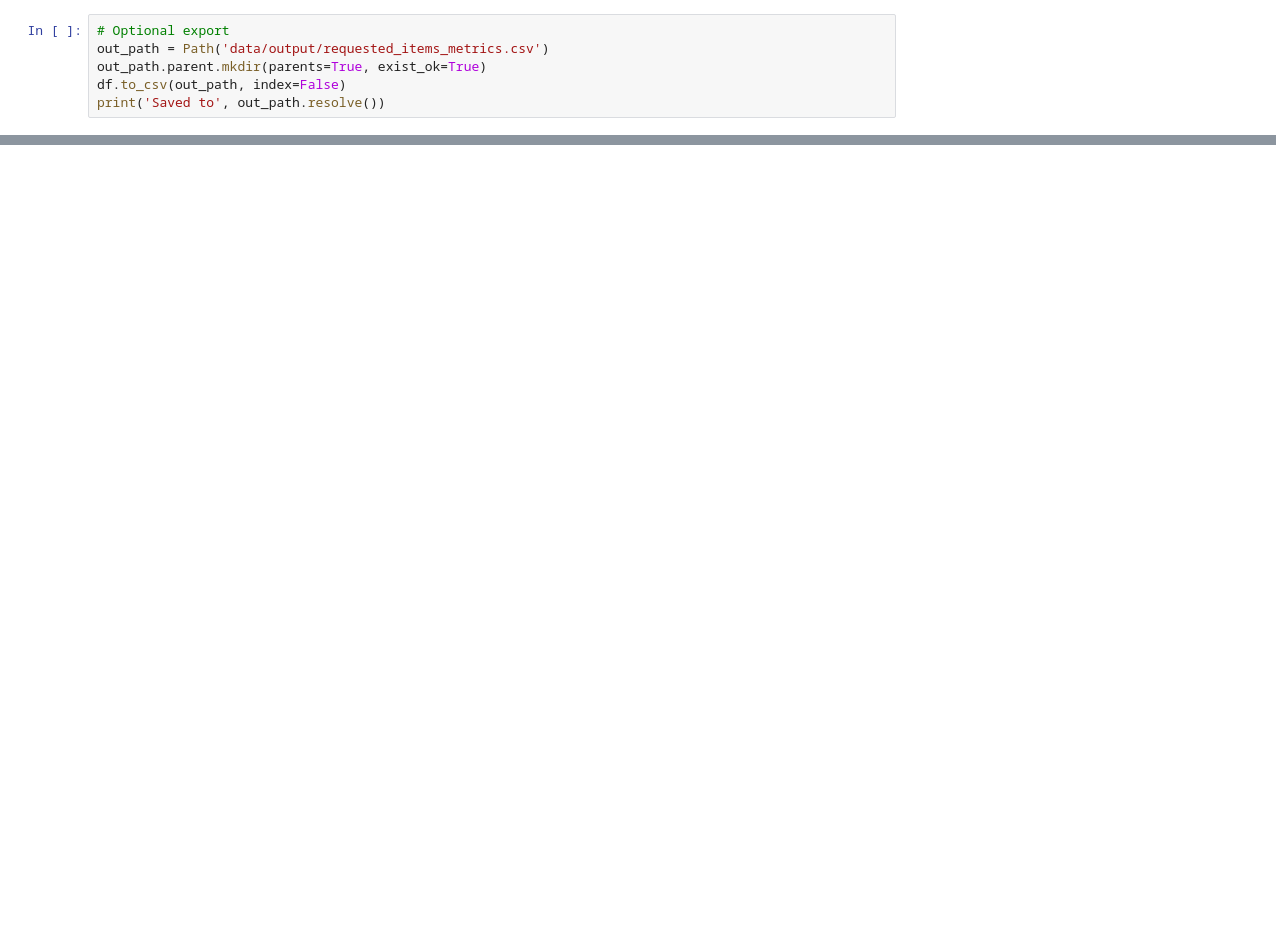
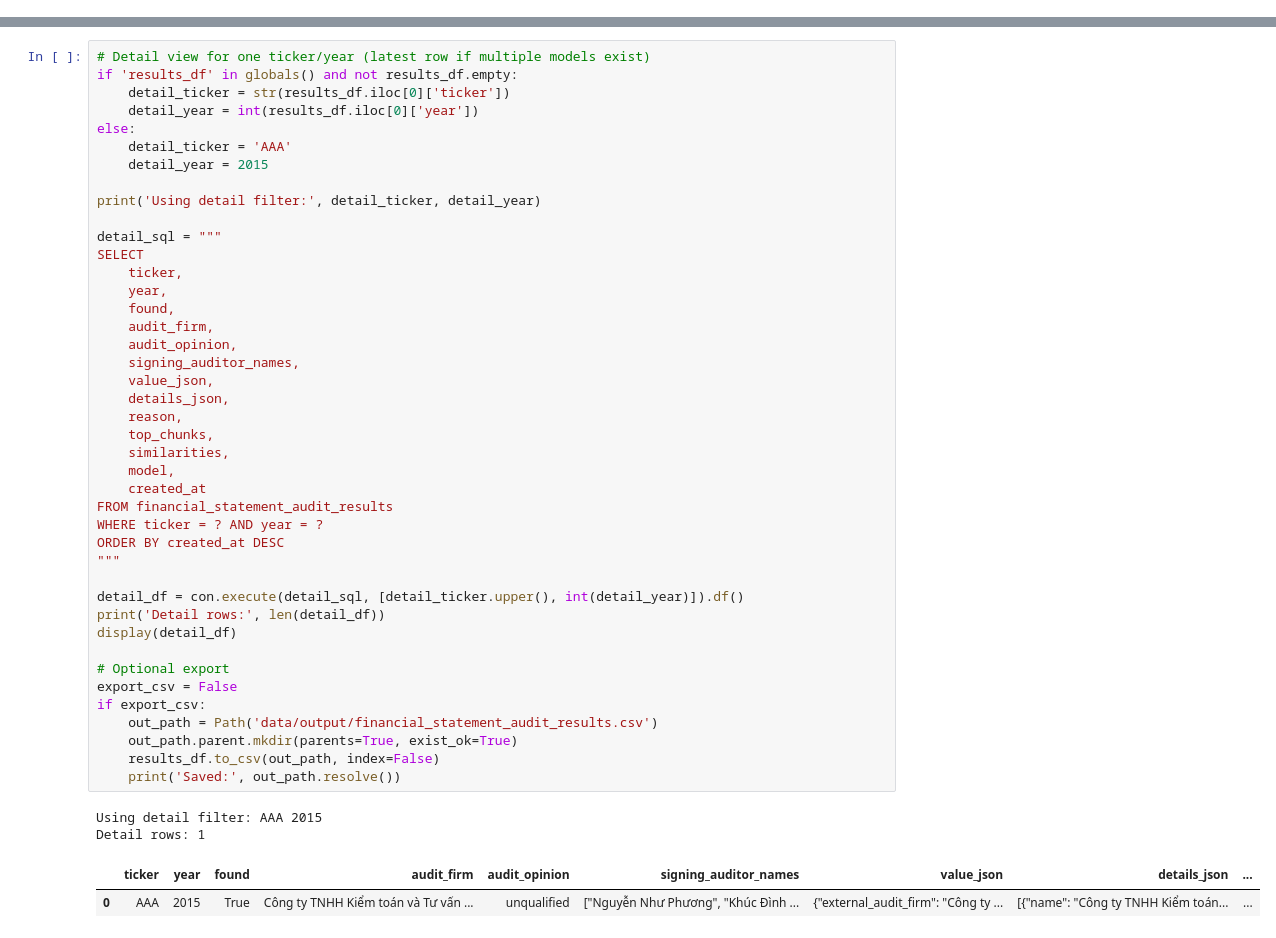
Before and after one commit to KhueNgocDang/llm_annual_report, a Jupyter notebook: duckdb_items_readonly.ipynb, the cells around one changed output, grey strips where cells are left out. Cells and saved outputs as stored; diff of their text form; blank space fills up the shorter version.

```diff
--- a/duckdb_items_readonly.ipynb
+++ b/duckdb_items_readonly.ipynb
@@ -379,6 +40,0 @@ LOA missing: 0
-# %%
-# Optional export
-out_path = Path('data/output/requested_items_metrics.csv')
-out_path.parent.mkdir(parents=True, exist_ok=True)
-df.to_csv(out_path, index=False)
-print('Saved to', out_path.resolve())
@@ -386,0 +297,47 @@ Saved to /media/nvme0n1/dev/annual_report/data/output/requested_items_metrics.cs
+# %%
+# Detail view for one ticker/year (latest row if multiple models exist)
+if 'results_df' in globals() and not results_df.empty:
+    detail_ticker = str(results_df.iloc[0]['ticker'])
+    detail_year = int(results_df.iloc[0]['year'])
+else:
+    detail_ticker = 'AAA'
+    detail_year = 2015
+
+print('Using detail filter:', detail_ticker, detail_year)
+
+detail_sql = """
+SELECT
+    ticker,
+    year,
+    found,
+    audit_firm,
+    audit_opinion,
+    signing_auditor_names,
+    value_json,
+    details_json,
+    reason,
+    top_chunks,
+    similarities,
+    model,
+    created_at
+FROM financial_statement_audit_results
+WHERE ticker = ? AND year = ?
+ORDER BY created_at DESC
+"""
+
+detail_df = con.execute(detail_sql, [detail_ticker.upper(), int(detail_year)]).df()
+print('Detail rows:', len(detail_df))
+display(detail_df)
+
+# Optional export
+export_csv = False
+if export_csv:
+    out_path = Path('data/output/financial_statement_audit_results.csv')
+    out_path.parent.mkdir(parents=True, exist_ok=True)
+    results_df.to_csv(out_path, index=False)
+    print('Saved:', out_path.resolve())
+# %% [output]
+Using detail filter: AAA 2015
+Detail rows: 1
+|  | ticker | year | found | audit_firm | audit_opinion | signing_auditor_names | value_json | details_json | ... |
+| 0 | AAA | 2015 | True | Công ty TNHH Kiểm toán và Tư vấn ... | unqualified | ["Nguyễn Như Phương", "Khúc Đình ... | {"external_audit_firm": "Công ty ... | [{"name": "Công ty TNHH Kiểm toán... | ... |
```
Also changed, not shown: parts of 10 cells of this notebook, 13 other files.
